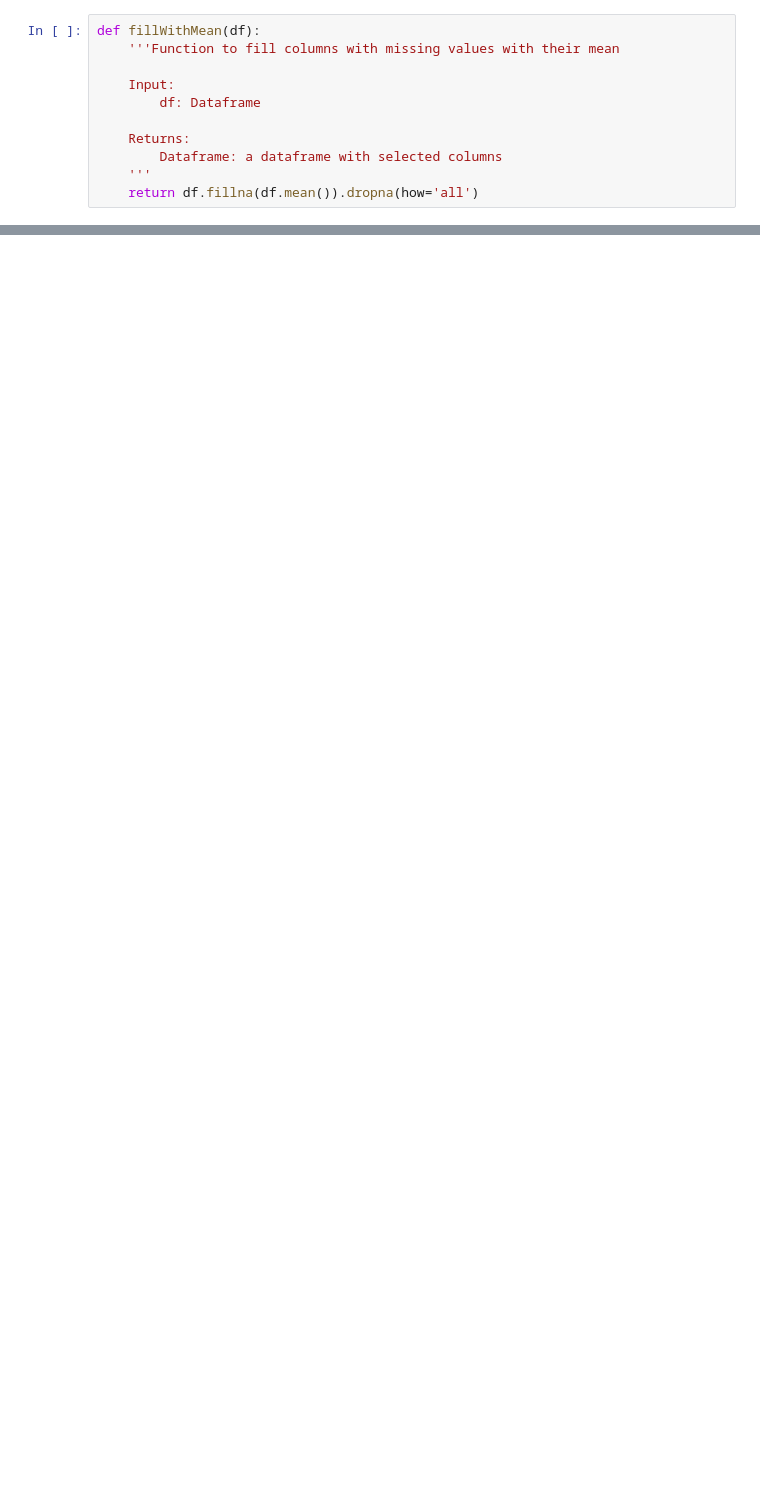
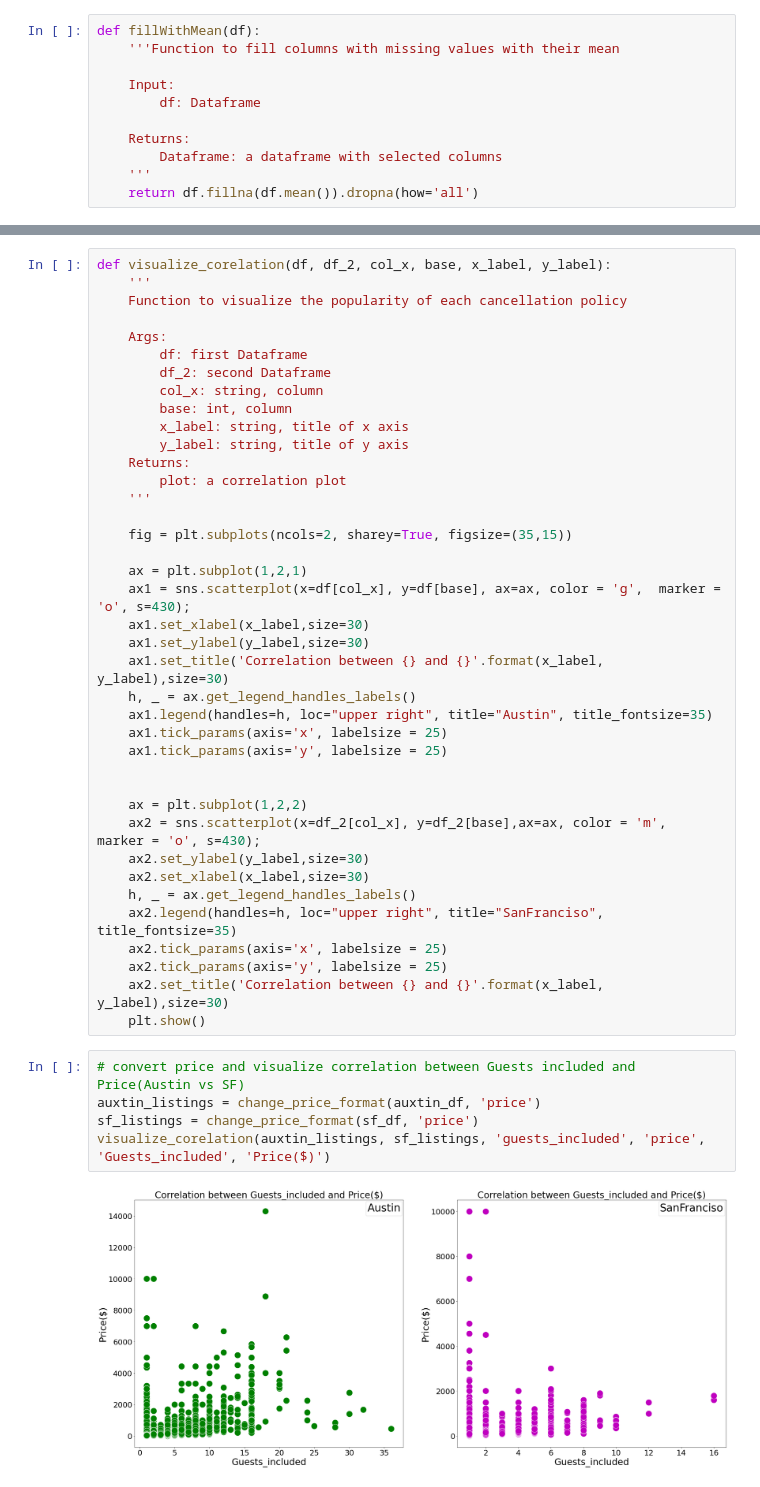
Before and after one commit to imisi-akande/DataScience-With-Airbnb, a Jupyter notebook: CaliforniaTexasAirbnb.ipynb, the cells around one changed output, grey strips where cells are left out. Saved outputs shown, nothing was run; the diff lists cells and outputs as text; blank space fills up the shorter version.

```diff
--- a/CaliforniaTexasAirbnb.ipynb
+++ b/CaliforniaTexasAirbnb.ipynb
@@ -610,0 +1176,46 @@ check_null_columns(df_aux_highlights)
+# %%
+def visualize_corelation(df, df_2, col_x, base, x_label, y_label):
+    '''
+    Function to visualize the popularity of each cancellation policy
+
+    Args:
+        df: first Dataframe
+        df_2: second Dataframe
+        col_x: string, column
+        base: int, column
+        x_label: string, title of x axis
+        y_label: string, title of y axis
+    Returns:
+        plot: a correlation plot
+    '''
+
+    fig = plt.subplots(ncols=2, sharey=True, figsize=(35,15))
+
+    ax = plt.subplot(1,2,1)
+    ax1 = sns.scatterplot(x=df[col_x], y=df[base], ax=ax, color = 'g',  marker = 'o', s=430);
+    ax1.set_xlabel(x_label,size=30)
+    ax1.set_ylabel(y_label,size=30)
+    ax1.set_title('Correlation between {} and {}'.format(x_label, y_label),size=30)
+    h, _ = ax.get_legend_handles_labels()
+    ax1.legend(handles=h, loc="upper right", title="Austin", title_fontsize=35)
+    ax1.tick_params(axis='x', labelsize = 25)
+    ax1.tick_params(axis='y', labelsize = 25)
+
+
+    ax = plt.subplot(1,2,2)
+    ax2 = sns.scatterplot(x=df_2[col_x], y=df_2[base],ax=ax, color = 'm',  marker = 'o', s=430);
+    ax2.set_ylabel(y_label,size=30)
+    ax2.set_xlabel(x_label,size=30)
+    h, _ = ax.get_legend_handles_labels()
+    ax2.legend(handles=h, loc="upper right", title="SanFranciso", title_fontsize=35)
+    ax2.tick_params(axis='x', labelsize = 25)
+    ax2.tick_params(axis='y', labelsize = 25)
+    ax2.set_title('Correlation between {} and {}'.format(x_label, y_label),size=30)
+    plt.show()
+# %%
+# convert price and visualize correlation between Guests included and Price(Austin vs SF)
+auxtin_listings = change_price_format(auxtin_df, 'price')
+sf_listings = change_price_format(sf_df, 'price')
+visualize_corelation(auxtin_listings, sf_listings, 'guests_included', 'price', 'Guests_included', 'Price($)')
+# %% [output]
+[figure, added]
```
Also changed, not shown: parts of 88 cells of this notebook, 7 other files.
